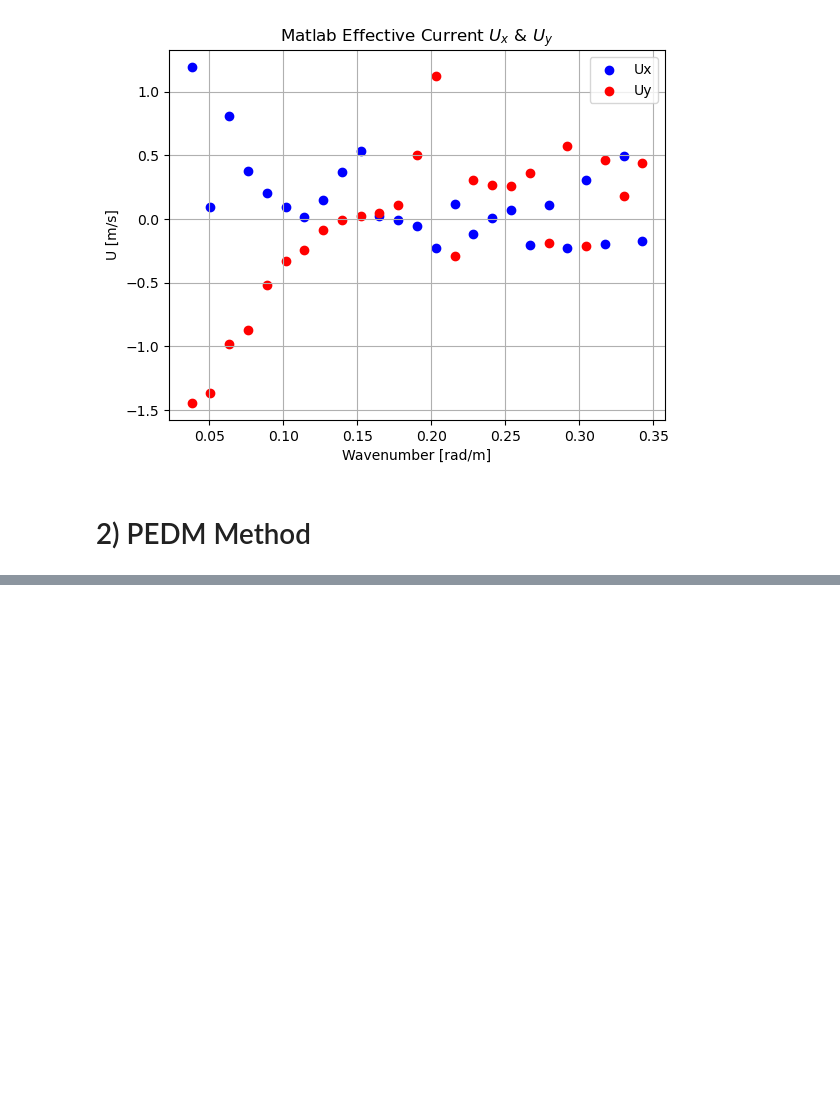
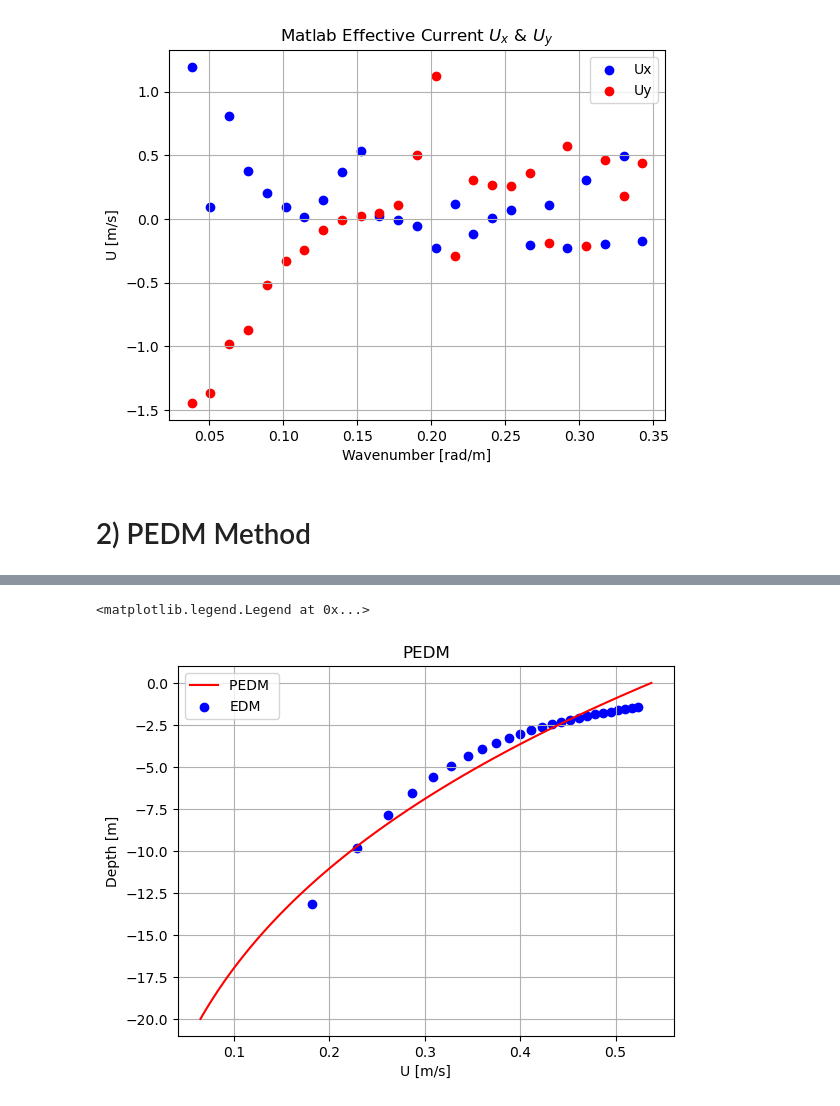
Before and after one commit to joeyanderson1/4th-Year-Thesis, a Jupyter notebook: NSP method on Shifted Square data.ipynb, the cells around one changed output, grey strips where cells are left out. Saved outputs shown, nothing was run; the diff lists cells and outputs as text; code cells hidden in the pictures; blank space fills up the shorter version.

```diff
--- a/NSP method on Shifted Square data.ipynb
+++ b/NSP method on Shifted Square data.ipynb
@@ -706,0 +765,18 @@ plt.legend()
+# %%
+pPEDM1, pEDM1, eps_PEDM1, eps_EDM1, verbose1 = pedm(x_interval[1:], y_fit[1:])
+# %%
+z = np.linspace(-20, 0, 100)
+U1_fun = lambda z: np.polyval(pPEDM1, z)
+# %%
+plt.plot(U1_fun(z), z, label="PEDM ", color = 'red')
+
+plt.scatter( y_fit[1:],-1/(2*wavenumbers), label='EDM', color = 'blue')
+
+plt.grid(True)
+plt.title("PEDM")
+plt.xlabel("U [m/s]")
+plt.ylabel("Depth [m]")
+plt.legend()
+# %% [output]
+<matplotlib.legend.Legend at 0x...>
+[figure, added]
```
Also changed, not shown: parts of 12 cells of this notebook.
